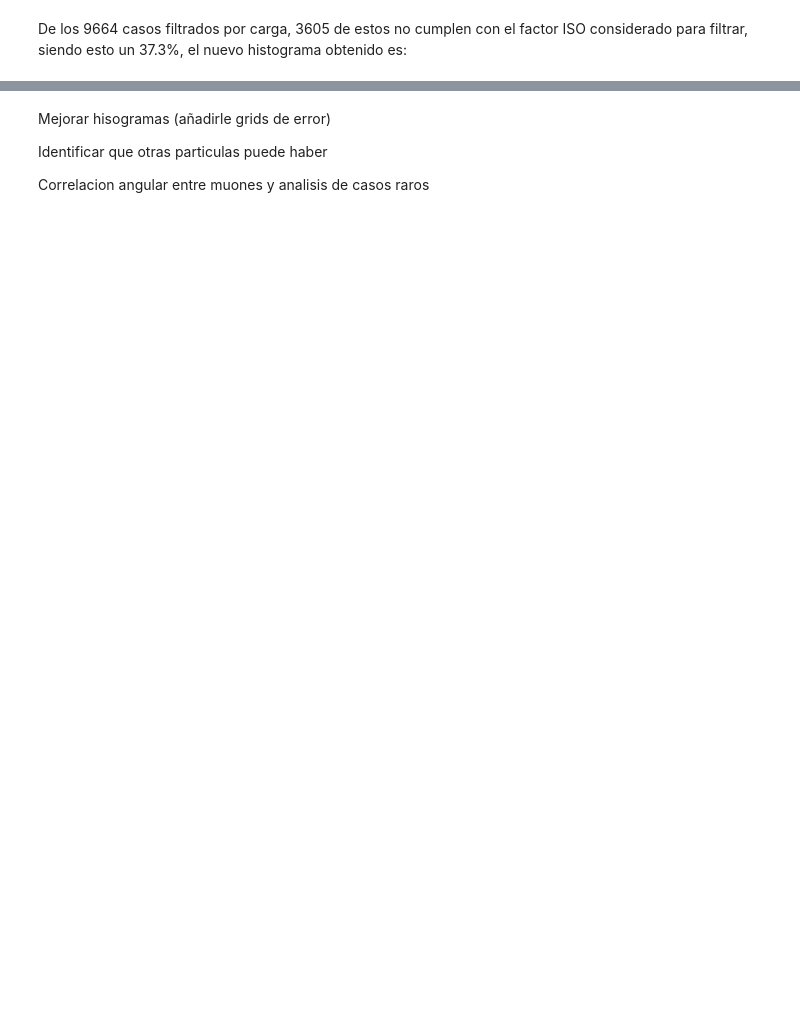
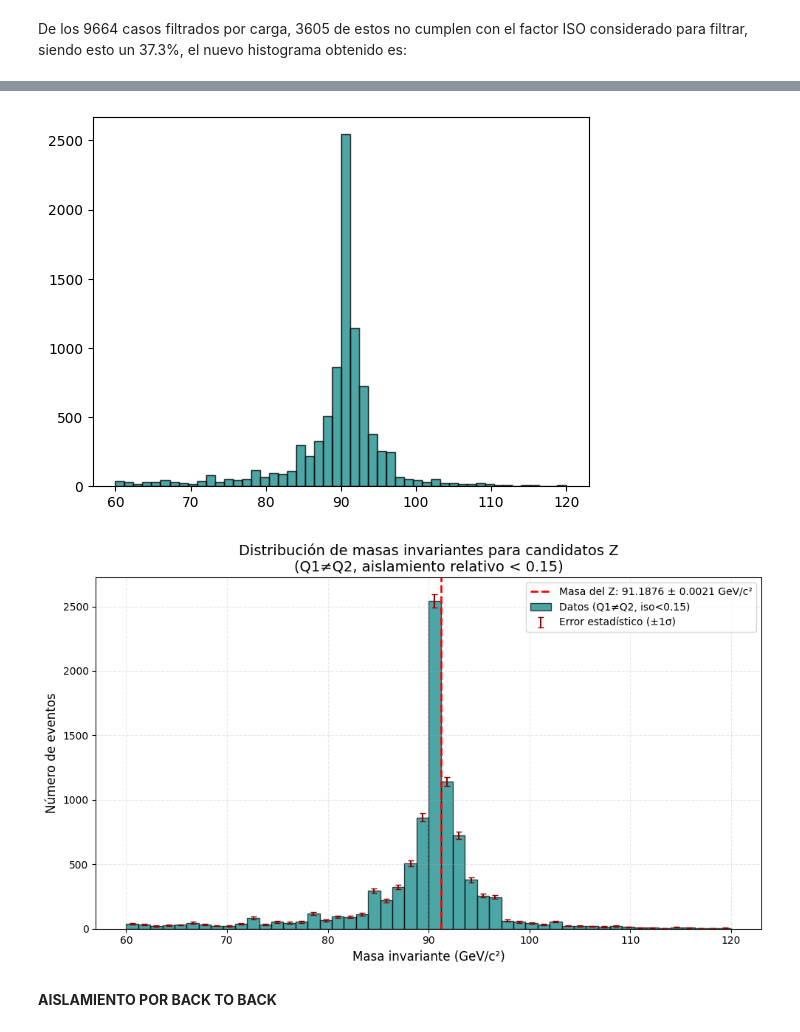
Before and after one commit to ProgramasParaFisicaDeParticulas/lecturadedatosabiertoscmszmumu-Zomeb0dy, a Jupyter notebook: Delfin2022_CMSOpenDataZtoMuMu.ipynb, the cells around one changed output, grey strips where cells are left out. Drawn from its saved outputs; the diff is of its cells as text; code cells hidden in the pictures; blank space fills up the shorter version.

```diff
--- a/Delfin2022_CMSOpenDataZtoMuMu.ipynb
+++ b/Delfin2022_CMSOpenDataZtoMuMu.ipynb
@@ -401,6 +587,36 @@ plt.show()
-# %% [markdown]
-Mejorar hisogramas (añadirle grids de error)
-
-Identificar que otras particulas puede haber
-
-Correlacion angular entre muones y analisis de casos raros
+# %%
+#Error ISO_r
+# Calcular errores estadísticos (Poisson: √N)
+counts, bins, _ = plt.hist(M_R2, bins=50, color='teal', edgecolor='black', alpha=0.7)
+bin_centers = 0.5 * (bins[:-1] + bins[1:])  # Centro de cada bin
+errors = np.sqrt(counts)  # Error estadístico
+
+# Graficar histograma con errores
+plt.figure(figsize=(10, 6))
+plt.bar(bin_centers, counts, width=np.diff(bins),
+       color='teal', edgecolor='black', alpha=0.7,
+       label='Datos (Q1≠Q2, iso<0.15)')
+
+# Añadir barras de error
+plt.errorbar(bin_centers, counts, yerr=errors,
+            fmt='none', ecolor='darkred', capsize=3,
+            label='Error estadístico (±1σ)')
+
+# Línea de la masa del Z
+plt.axvline(91.2, color='red', linestyle='dashed', linewidth=2,
+           label='Masa del Z: 91.1876 ± 0.0021 GeV/c²')
+
+# Personalización
+plt.xlabel('Masa invariante (GeV/c²)', fontsize=12)
+plt.ylabel('Número de eventos', fontsize=12)
+plt.title('Distribución de masas invariantes para candidatos Z\n(Q1≠Q2, aislamiento relativo < 0.15)', fontsize=14)
+plt.legend(fontsize=10, loc='upper right')
+plt.grid(True, linestyle='--', alpha=0.3)
+plt.tight_layout()
+
+plt.show()
+# %% [output]
+[figure, added]
+[figure, added]
+# %% [markdown]
+**AISLAMIENTO POR BACK TO BACK**
```
Also changed, not shown: parts of 39 cells of this notebook.
